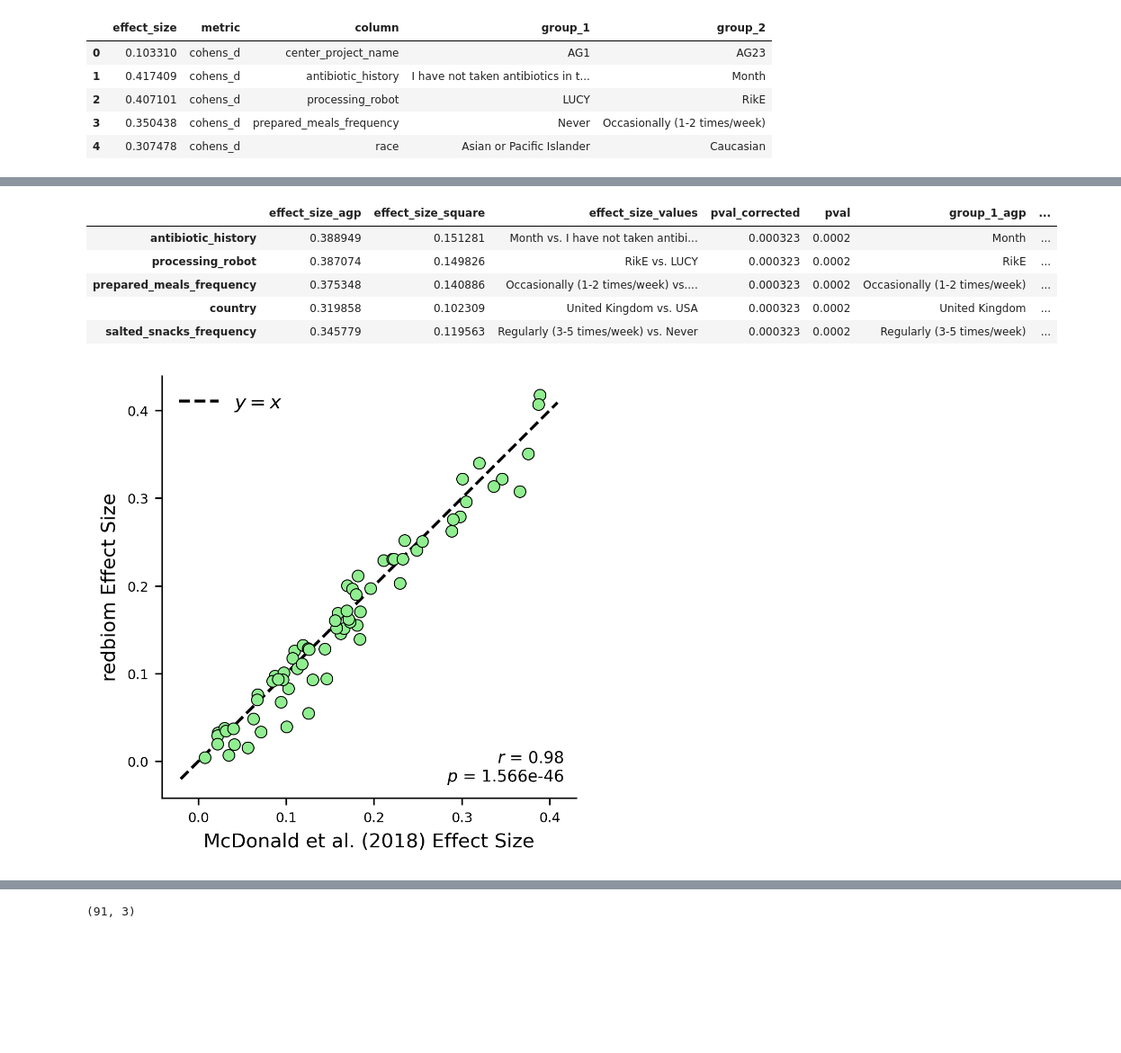
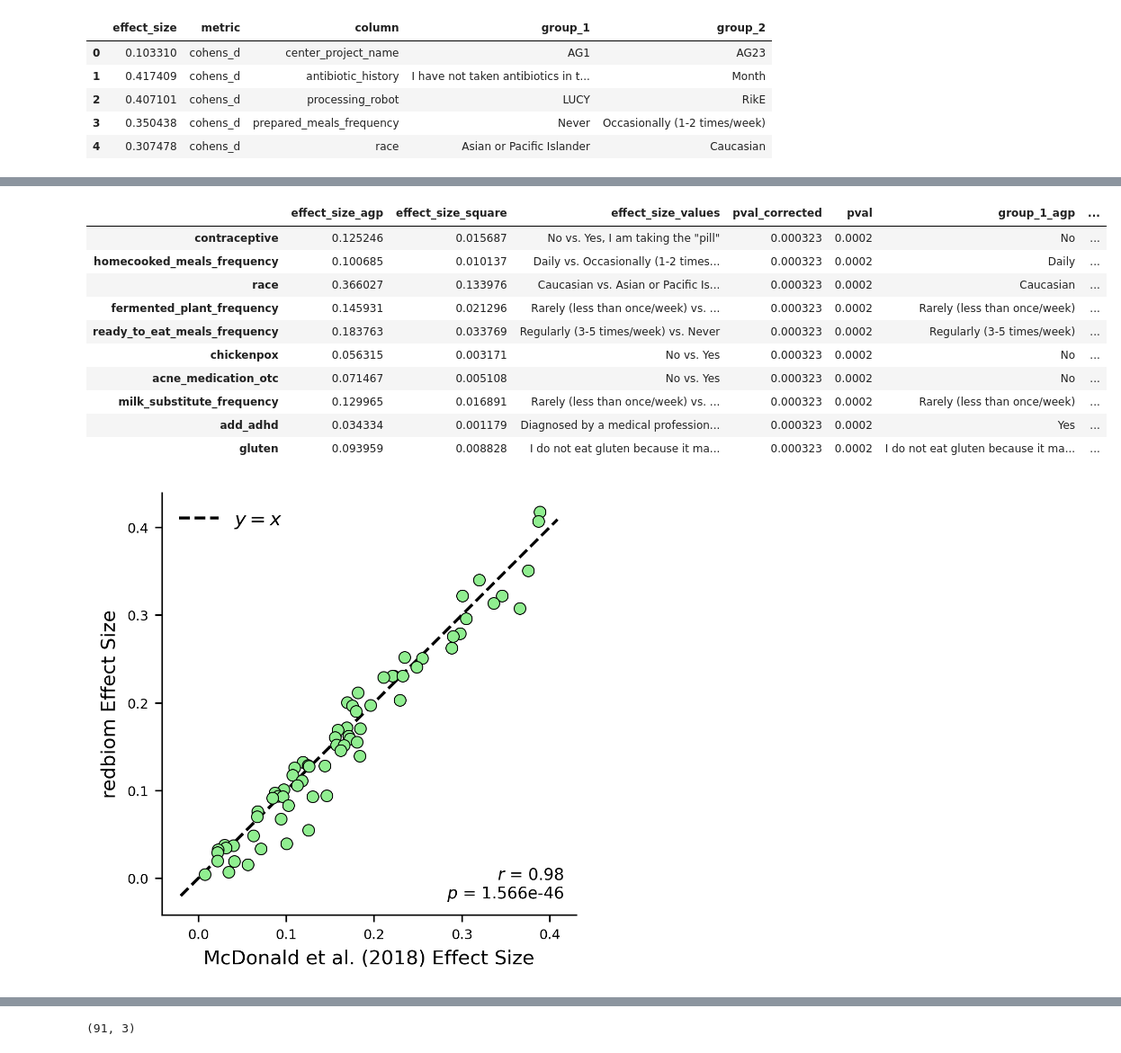
Before and after one commit to knightlab-analyses/evident-analyses, a Jupyter notebook: notebooks/plot.ipynb, the cells around one changed output, grey strips where cells are left out. Shown at 90% size. Drawn from its saved outputs; the diff is of its cells as text; code cells hidden in the pictures; blank space fills up the shorter version.

```diff
--- a/notebooks/plot.ipynb
+++ b/notebooks/plot.ipynb
@@ -147,7 +147,7 @@ comp_df_agp_new = (
 comp_df_agp_new = comp_df_agp_new.drop(index=["center_project_name"])
 comp_df_agp_new["es_diff"] = comp_df_agp_new["effect_size_agp"] - comp_df_agp_new["effect_size_evident"]
 comp_df_agp_new["es_diff_abs"] = np.abs(comp_df_agp_new["es_diff"])
-comp_df_agp_new = comp_df_agp_new.sort_values(by="es_diff_abs", ascending=False)
+comp_df_agp_new = comp_df_agp_new.sort_values(by="effect_size_evident", ascending=False)
 print(comp_df_agp_new.shape)
 comp_df_agp_new.head(10)
 # %% [output]
@@ -166,12 +166,17 @@ comp_df_agp_new.head(10)
 # %%
-comp_df_agp_new.sort_values(by="effect_size_evident", ascending=False).head()
+comp_df_agp_new.sort_values(by="es_diff", ascending=False).head(10)
 # %% [output]
 |  | effect_size_agp | effect_size_square | effect_size_values | pval_corrected | pval | group_1_agp | ... |
-| antibiotic_history | 0.388949 | 0.151281 | Month vs. I have not taken antibi... | 0.000323 | 0.0002 | Month | ... |
-| processing_robot | 0.387074 | 0.149826 | RikE vs. LUCY | 0.000323 | 0.0002 | RikE | ... |
-| prepared_meals_frequency | 0.375348 | 0.140886 | Occasionally (1-2 times/week) vs.... | 0.000323 | 0.0002 | Occasionally (1-2 times/week) | ... |
-| country | 0.319858 | 0.102309 | United Kingdom vs. USA | 0.000323 | 0.0002 | United Kingdom | ... |
-| salted_snacks_frequency | 0.345779 | 0.119563 | Regularly (3-5 times/week) vs. Never | 0.000323 | 0.0002 | Regularly (3-5 times/week) | ... |
+| contraceptive | 0.125246 | 0.015687 | No vs. Yes, I am taking the "pill" | 0.000323 | 0.0002 | No | ... |
+| homecooked_meals_frequency | 0.100685 | 0.010137 | Daily vs. Occasionally (1-2 times... | 0.000323 | 0.0002 | Daily | ... |
+| race | 0.366027 | 0.133976 | Caucasian vs. Asian or Pacific Is... | 0.000323 | 0.0002 | Caucasian | ... |
+| fermented_plant_frequency | 0.145931 | 0.021296 | Rarely (less than once/week) vs. ... | 0.000323 | 0.0002 | Rarely (less than once/week) | ... |
+| ready_to_eat_meals_frequency | 0.183763 | 0.033769 | Regularly (3-5 times/week) vs. Never | 0.000323 | 0.0002 | Regularly (3-5 times/week) | ... |
+| chickenpox | 0.056315 | 0.003171 | No vs. Yes | 0.000323 | 0.0002 | No | ... |
+| acne_medication_otc | 0.071467 | 0.005108 | No vs. Yes | 0.000323 | 0.0002 | No | ... |
+| milk_substitute_frequency | 0.129965 | 0.016891 | Rarely (less than once/week) vs. ... | 0.000323 | 0.0002 | Rarely (less than once/week) | ... |
+| add_adhd | 0.034334 | 0.001179 | Diagnosed by a medical profession... | 0.000323 | 0.0002 | Yes | ... |
+| gluten | 0.093959 | 0.008828 | I do not eat gluten because it ma... | 0.000323 | 0.0002 | I do not eat gluten because it ma... | ... |
 # %%
 from matplotlib.lines import Line2D
 
@@ -217,7 +222,7 @@ ax.legend(
     frameon=False
 )
 
-plt.savefig("../figures/redbiom_vs_published.pdf")
+#plt.savefig("../figures/redbiom_vs_published.pdf")
 plt.show()
 # %% [output]
-[figure, old version]
+[figure, new version]
```
Also changed, not shown: parts of 11 cells of this notebook, 9 other files.
